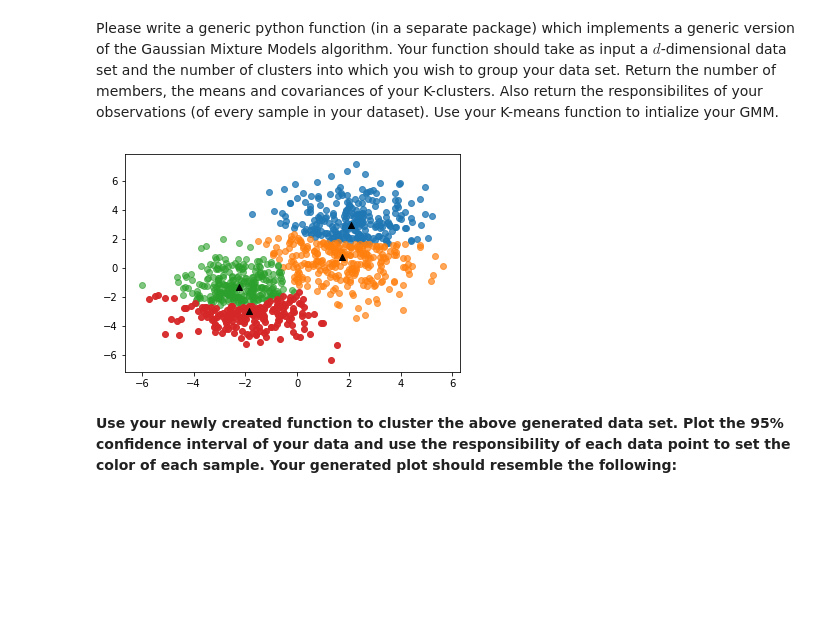
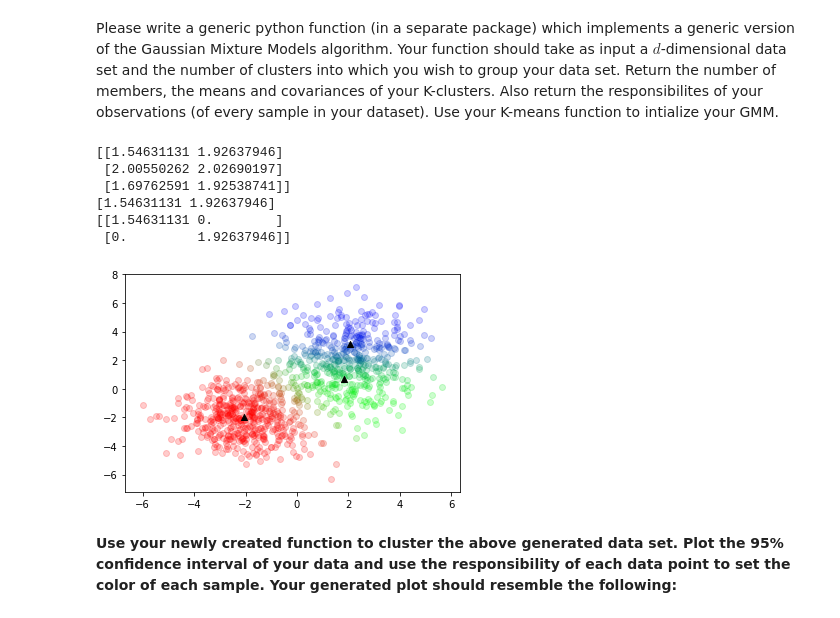
Before and after one commit to pietergoos/Stellenbosch-University, a Jupyter notebook: CS315 Machine Learn/Assignment3/assign3.ipynb, the cells around one changed output. Saved outputs shown, nothing was run; the diff lists cells and outputs as text; code cells hidden in the pictures; blank space fills up the shorter version.

```diff
--- a/CS315 Machine Learn/Assignment3/assign3.ipynb
+++ b/CS315 Machine Learn/Assignment3/assign3.ipynb
@@ -89,7 +90,7 @@ plt.show()
 
 
 bkm = myBetterKM()
-y, u = bkm.classify(Xt, 8)
+y, u = bkm.classify(Xt, 2)
 
 
 plt.figure()
@@ -115,26 +116,57 @@ Please write a generic python function (in a separate package) which implements
 # %%
 from GMM import *
 
 g = myGMM()
-k = 4
+k = 3
 y, u, g, mg, s = g.classify(Xt, k)
 
 plt.figure()
+axis = fig.add_subplot(111)
 if(k == 2):
     for i in range(Xt.shape[0]):
         plt.scatter(Xt[i, 0], Xt[i, 1],c = [g.T[i, 0], g.T[i, 1], 0], alpha=0.2)
 elif(k == 3):
     for i in range(Xt.shape[0]):
         plt.scatter(Xt[i, 0], Xt[i, 1],c = [g.T[i, 0], g.T[i, 1], g.T[i, 2]], alpha=0.2)
 else:
     for lab in np.unique(y):
         plt.scatter(Xt[lab == y, 0], Xt[lab == y, 1], alpha=mg[lab])
 
+print(s)
+print(s[0])
+print(np.diag(s[0]))
+
+cov = []
+for i in np.unique(y):
+    cov.append(np.diag(s[i]))
+
+cov = np.array(cov)
+col = ["red", "green", "blue"]
+eigvals, eigvecs = np.linalg.eig(cov)
+eigvals = np.sqrt(eigvals)
+for i in range(cov.shape[0]):
+    ell = Ellipse(
+        xy=u[i],
+        width=eigvals[i,0]*4,
+        height=eigvals[i,1]*4,
+        angle=-np.rad2deg(np.arccos(eigvecs[i]))[0,0],
+        facecolor='None',
+        edgecolor=col[i]
+    )
+    axis.add_patch(ell)
+
+
 for lab in np.unique(y):
     plt.scatter(u[lab, 0], u[lab, 1], c= 'black', marker = "^")
 plt.show()
 # %% [output]
+[[1.54631131 1.92637946]
+ [2.00550262 2.02690197]
+ [1.69762591 1.92538741]]
+[1.54631131 1.92637946]
+[[1.54631131 0.        ]
+ [0.         1.92637946]]
-[figure, old version]
+[figure, new version]
 # %% [markdown]
 **Use your newly created function to cluster the above generated data set. Plot the 95% confidence
 interval of your data and use the responsibility of each data point to set the color of each sample.
```
Also changed, not shown: parts of 3 cells of this notebook.
